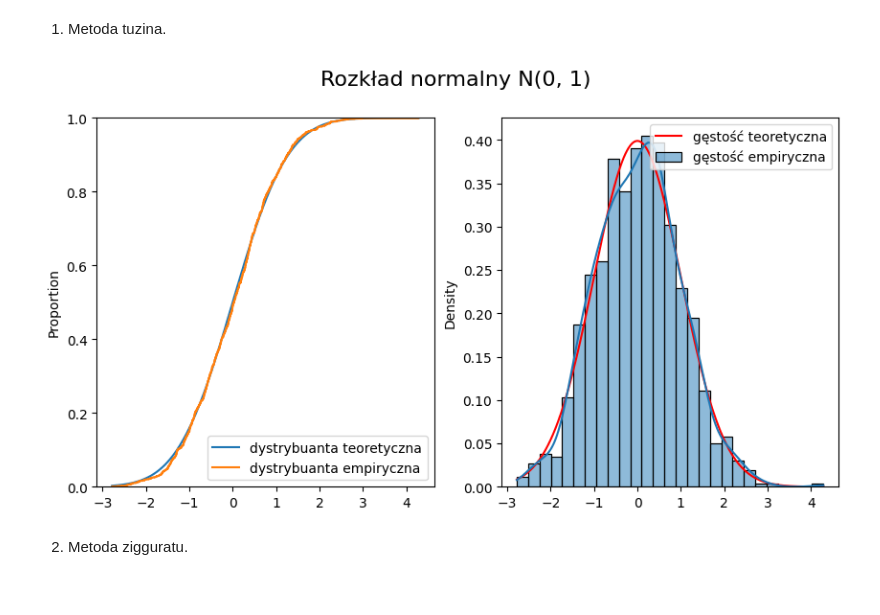
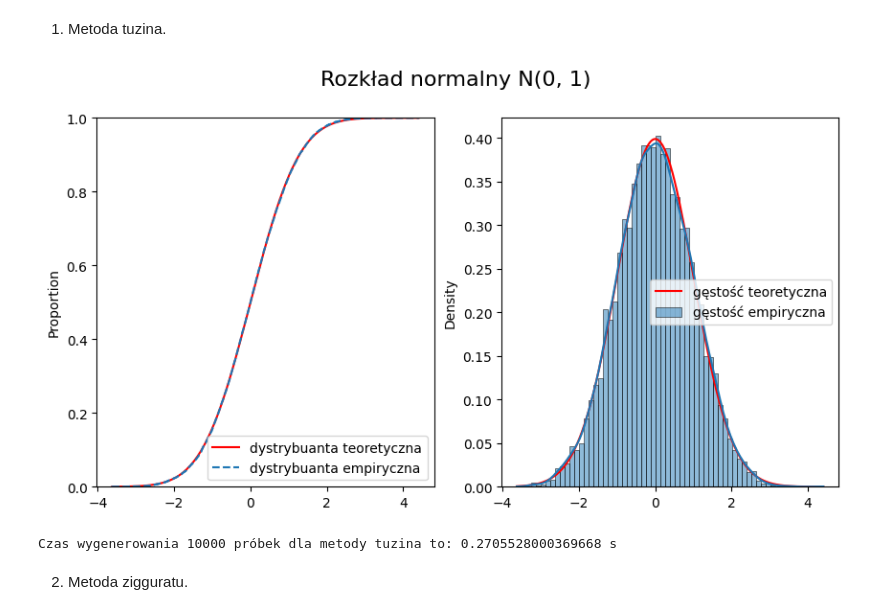
Before and after one commit to mathieuboro/symulacje, a Jupyter notebook: Raport_Sym.ipynb, the cells around one changed output. Cells and saved outputs as stored; diff of their text form; code cells hidden in the pictures.

```diff
--- a/Raport_Sym.ipynb
+++ b/Raport_Sym.ipynb
@@ -7,5 +10,6 @@ import seaborn as sns
 from scipy.stats import norm
 import math
 import pandas as pd
+import timeit
 
-n = 1000
+n = 10000
@@ -20,8 +56,8 @@ def plot_pdf_cdf(data, mu=0, sigma=1):
 
     plt.figure(figsize=(10, 5))
     plt.subplot(1, 2, 1)
-    plt.plot(x_theor, y_theor_cdf, label="dystrybuanta teoretyczna")
-    sns.ecdfplot(data, label="dystrybuanta empiryczna")
+    plt.plot(x_theor, y_theor_cdf, label="dystrybuanta teoretyczna", color = 'red')
+    sns.ecdfplot(data, label="dystrybuanta empiryczna",linestyle = '--')
     plt.legend()
     plt.subplot(1, 2, 2)
     plt.plot(x_theor, y_theor_pdf, color="r", label="gęstość teoretyczna")
@@ -186,13 +237,18 @@ def tuzin(mu, sigma):
     X = S - 6
     return sigma * X + mu
 # %%
-generated_tuzin = np.zeros(n)
-for i in range(n):
-    generated_tuzin[i] = tuzin(mu, sigma)
-
-plot_pdf_cdf(generated_tuzin)
+def generator_tuzin(n):
+    generated_tuzin = np.zeros(n)
+    for i in range(n):
+        generated_tuzin[i] = tuzin(mu, sigma)
+    return generated_tuzin
+time_tuzin = timeit.timeit(lambda: generator_tuzin(n), number = 1)
+tuzin_sample = generator_tuzin(n)
+plot_pdf_cdf(tuzin_sample)
+print('Czas wygenerowania {} próbek dla metody tuzina to:'.format(n),time_tuzin,'s' )
 # %% [output]
-[figure, old version]
+[figure, new version]
+Czas wygenerowania 10000 próbek dla metody tuzina to: 0.2705528000369668 s
 # %% [markdown]
 2. Metoda zigguratu.
 # %%
```
Also changed, not shown: parts of 20 cells of this notebook.
